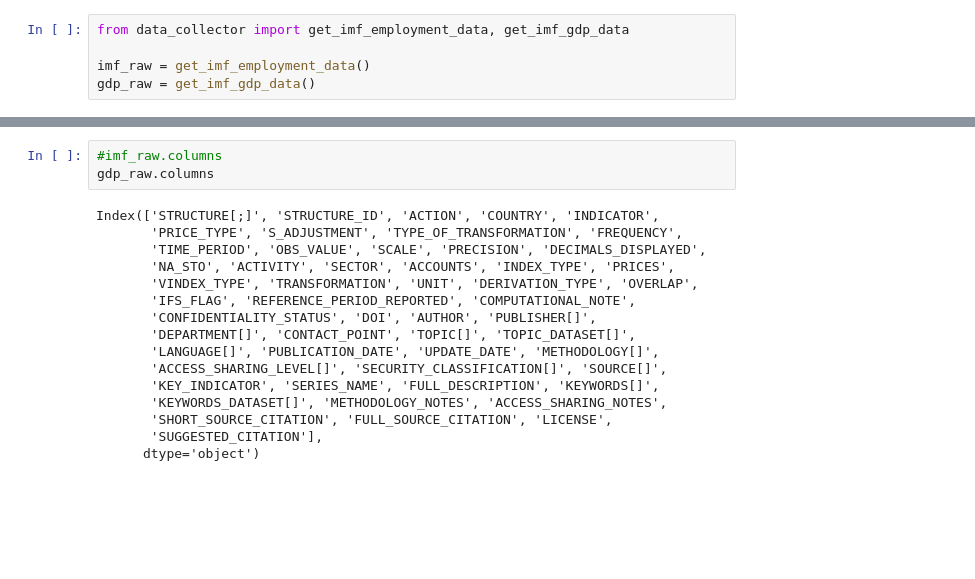
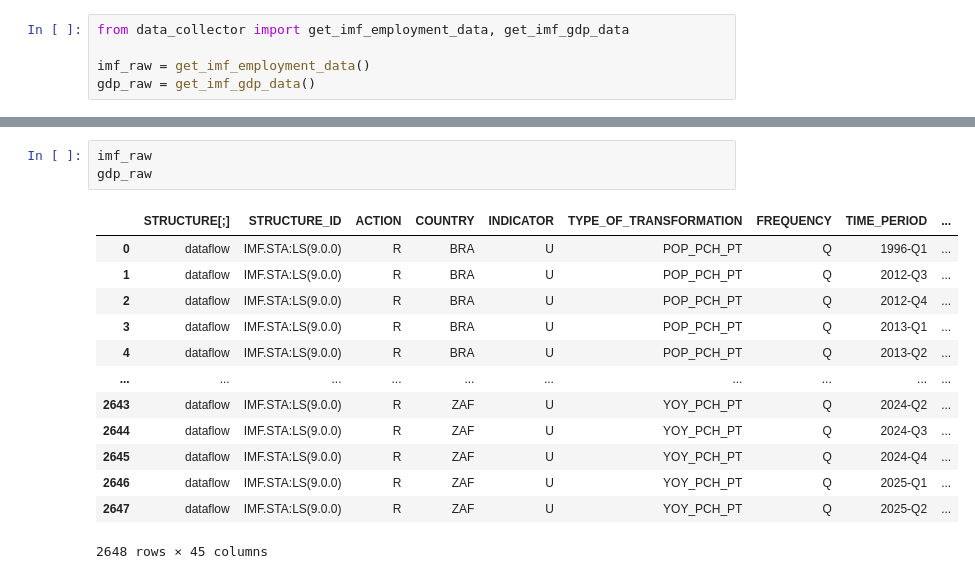
Before and after one commit to Letjoi/GDP_Forecast, a Jupyter notebook: Analysis_notebook.ipynb, the cells around one changed output, grey strips where cells are left out. Drawn from its saved outputs; the diff is of its cells as text; blank space fills up the shorter version.

```diff
--- a/Analysis_notebook.ipynb
+++ b/Analysis_notebook.ipynb
@@ -12,19 +26,17 @@ brazil_gdp
 # %%
-#imf_raw.columns
-gdp_raw.columns
+imf_raw
+gdp_raw
 # %% [output]
+|  | STRUCTURE[;] | STRUCTURE_ID | ACTION | COUNTRY | INDICATOR | TYPE_OF_TRANSFORMATION | FREQUENCY | TIME_PERIOD | ... |
+| 0 | dataflow | IMF.STA:LS(9.0.0) | R | BRA | U | POP_PCH_PT | Q | 1996-Q1 | ... |
+| 1 | dataflow | IMF.STA:LS(9.0.0) | R | BRA | U | POP_PCH_PT | Q | 2012-Q3 | ... |
+| 2 | dataflow | IMF.STA:LS(9.0.0) | R | BRA | U | POP_PCH_PT | Q | 2012-Q4 | ... |
+| 3 | dataflow | IMF.STA:LS(9.0.0) | R | BRA | U | POP_PCH_PT | Q | 2013-Q1 | ... |
+| 4 | dataflow | IMF.STA:LS(9.0.0) | R | BRA | U | POP_PCH_PT | Q | 2013-Q2 | ... |
+| ... | ... | ... | ... | ... | ... | ... | ... | ... | ... |
+| 2643 | dataflow | IMF.STA:LS(9.0.0) | R | ZAF | U | YOY_PCH_PT | Q | 2024-Q2 | ... |
+| 2644 | dataflow | IMF.STA:LS(9.0.0) | R | ZAF | U | YOY_PCH_PT | Q | 2024-Q3 | ... |
+| 2645 | dataflow | IMF.STA:LS(9.0.0) | R | ZAF | U | YOY_PCH_PT | Q | 2024-Q4 | ... |
+| 2646 | dataflow | IMF.STA:LS(9.0.0) | R | ZAF | U | YOY_PCH_PT | Q | 2025-Q1 | ... |
+| 2647 | dataflow | IMF.STA:LS(9.0.0) | R | ZAF | U | YOY_PCH_PT | Q | 2025-Q2 | ... |
-Index(['STRUCTURE[;]', 'STRUCTURE_ID', 'ACTION', 'COUNTRY', 'INDICATOR',
-       'PRICE_TYPE', 'S_ADJUSTMENT', 'TYPE_OF_TRANSFORMATION', 'FREQUENCY',
-       'TIME_PERIOD', 'OBS_VALUE', 'SCALE', 'PRECISION', 'DECIMALS_DISPLAYED',
-       'NA_STO', 'ACTIVITY', 'SECTOR', 'ACCOUNTS', 'INDEX_TYPE', 'PRICES',
-       'VINDEX_TYPE', 'TRANSFORMATION', 'UNIT', 'DERIVATION_TYPE', 'OVERLAP',
-       'IFS_FLAG', 'REFERENCE_PERIOD_REPORTED', 'COMPUTATIONAL_NOTE',
-       'CONFIDENTIALITY_STATUS', 'DOI', 'AUTHOR', 'PUBLISHER[]',
-       'DEPARTMENT[]', 'CONTACT_POINT', 'TOPIC[]', 'TOPIC_DATASET[]',
-       'LANGUAGE[]', 'PUBLICATION_DATE', 'UPDATE_DATE', 'METHODOLOGY[]',
-       'ACCESS_SHARING_LEVEL[]', 'SECURITY_CLASSIFICATION[]', 'SOURCE[]',
-       'KEY_INDICATOR', 'SERIES_NAME', 'FULL_DESCRIPTION', 'KEYWORDS[]',
-       'KEYWORDS_DATASET[]', 'METHODOLOGY_NOTES', 'ACCESS_SHARING_NOTES',
-       'SHORT_SOURCE_CITATION', 'FULL_SOURCE_CITATION', 'LICENSE',
-       'SUGGESTED_CITATION'],
-      dtype='object')
+2648 rows × 45 columns
```
Also changed, not shown: parts of 2 cells of this notebook, 1 other file.
